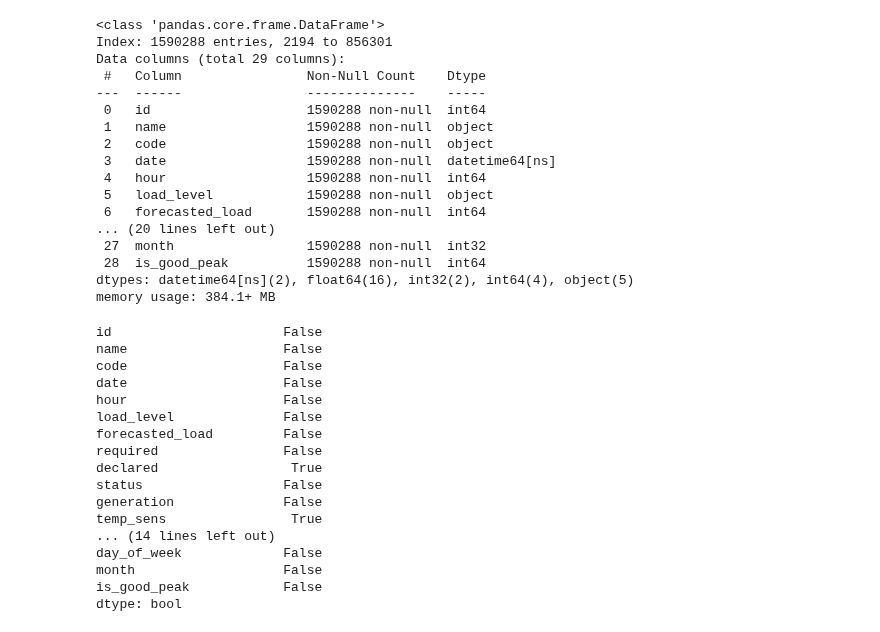
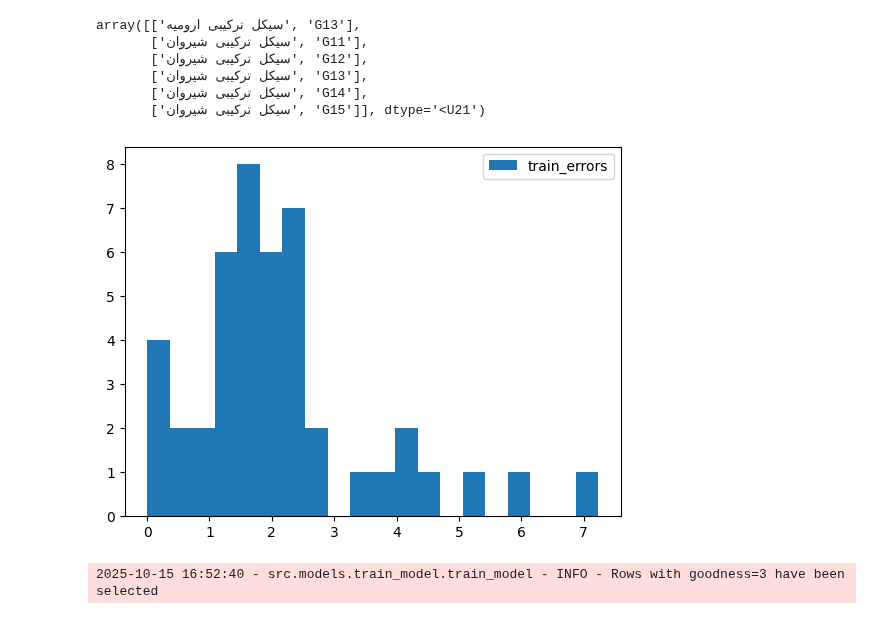
Before and after one commit to SHSMJ200/Bargh_ML, a Jupyter notebook: src/models/jupyter_files/souri_az/first.ipynb, the cells around one changed output. Drawn from its saved outputs; the diff is of its cells as text; code cells hidden in the pictures.

```diff
--- a/src/models/jupyter_files/souri_az/first.ipynb
+++ b/src/models/jupyter_files/souri_az/first.ipynb
@@ -25,42 +75,31 @@ feature_adder.filter2(l_min=l_min, max_diff=max_diff, initial_label=1)
+# %%
+name_codes[train_error>4]
+# %% [output]
+array([['سیکل ترکیبی ارومیه', 'G13'],
+       ['سیکل ترکیبی شیروان', 'G11'],
+       ['سیکل ترکیبی شیروان', 'G12'],
+       ['سیکل ترکیبی شیروان', 'G13'],
+       ['سیکل ترکیبی شیروان', 'G14'],
+       ['سیکل ترکیبی شیروان', 'G15']], dtype='<U21')
 # %%
-df_c = feature_adder.df
+import matplotlib.pyplot as plt
+plt.hist(train_errors,label="train_errors",bins=20)
+#plt.hist(test_errors,label="test_errors")
+plt.legend()
+plt.show()
+# %% [output]
+[figure, added]
-# %%
-df_c.info()
-# %% [output]
-<class 'pandas.core.frame.DataFrame'>
-Index: 1590288 entries, 2194 to 856301
-Data columns (total 29 columns):
- #   Column                Non-Null Count    Dtype
----  ------                --------------    -----
- 0   id                    1590288 non-null  int64
- 1   name                  1590288 non-null  object
- 2   code                  1590288 non-null  object
- 3   date                  1590288 non-null  datetime64[ns]
- 4   hour                  1590288 non-null  int64
- 5   load_level            1590288 non-null  object
- 6   forecasted_load       1590288 non-null  int64
-... (20 lines left out)
- 27  month                 1590288 non-null  int32
- 28  is_good_peak          1590288 non-null  int64
-dtypes: datetime64[ns](2), float64(16), int32(2), int64(4), object(5)
-memory usage: 384.1+ MB
 # %%
-df_c[~df_c["generation"].isnull()].isnull().any()
+from joblib import load
+import os
+
+name ="سیکل ترکیبی ارومیه"
+code = "G11"
+folder_path = os.path.join(project_root, "src", "models", "fitted_models")
+model = load(f"{folder_path}/model_{name}_{code}.joblib")
+df_r_selected = select_data(goodness=3)
+#df_f_selected = select_features(df_r_selected)
+#ds_n_c = Data_selector(df_f_selected)
+ds_n_c = Data_selector(df_r_selected)
 # %% [output]
-id                      False
-name                    False
-code                    False
-date                    False
-hour                    False
-load_level              False
-forecasted_load         False
-required                False
-declared                 True
-status                  False
-generation              False
-temp_sens                True
-... (14 lines left out)
-day_of_week             False
-month                   False
-is_good_peak            False
-dtype: bool
+2025-10-15 16:52:40 - src.models.train_model.train_model - INFO - Rows with goodness=3 have been selected
```
Also changed, not shown: parts of 7 cells of this notebook, 49 other files.
